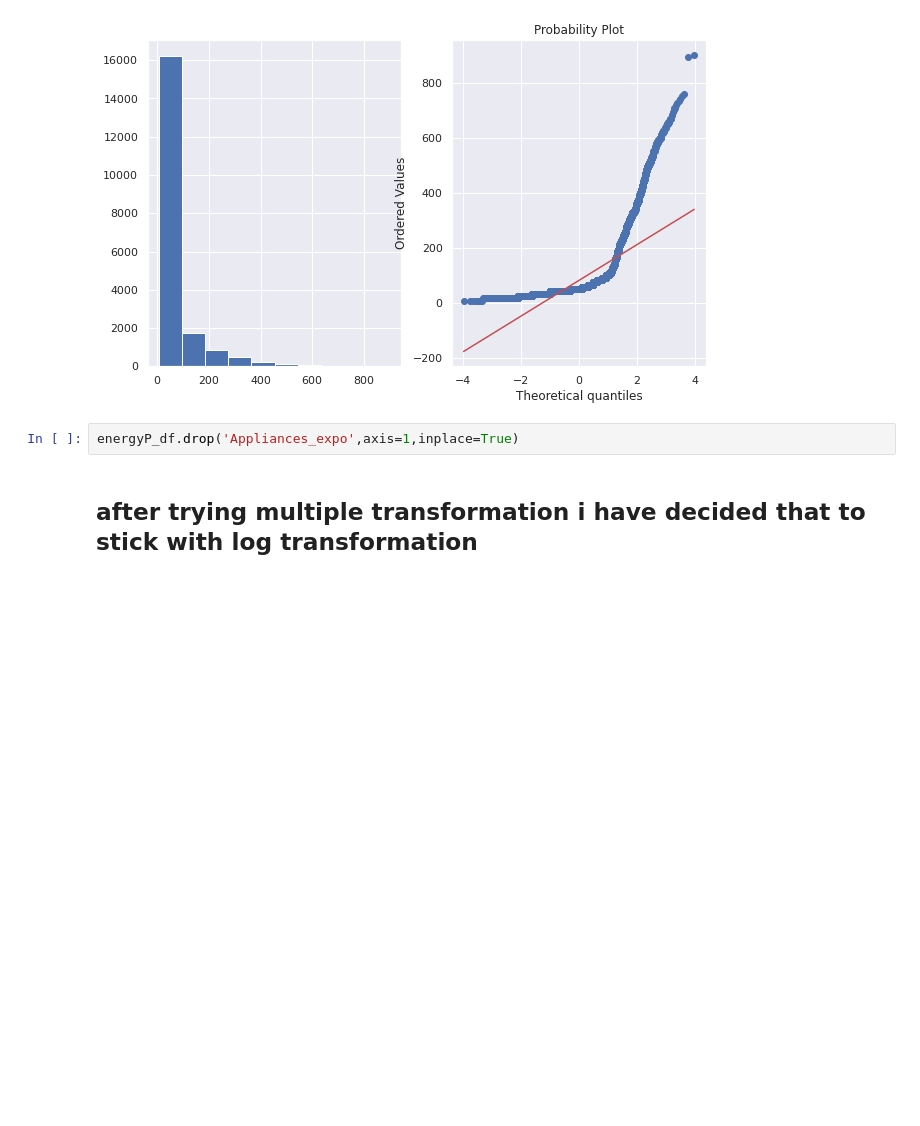
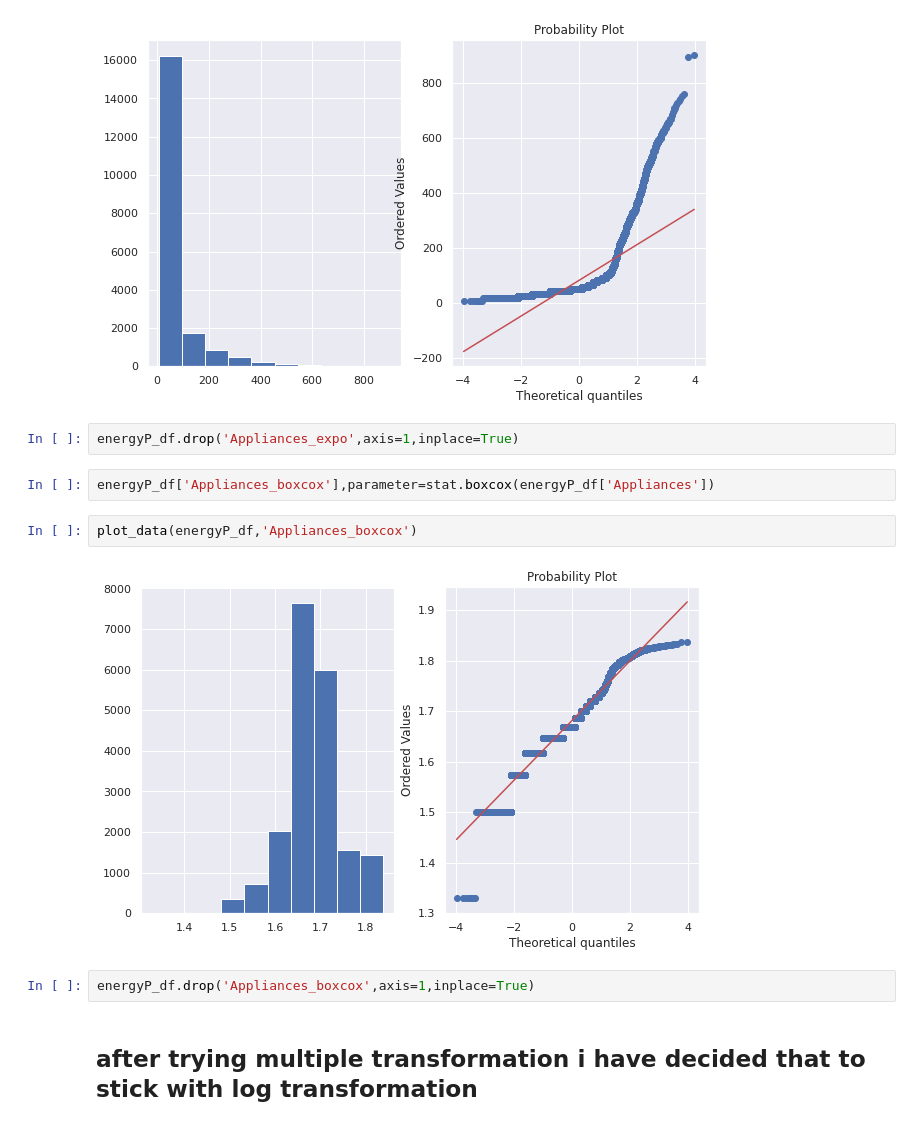
Before and after one commit to IfrazQazi/Appliances-Energy-Prediction-Capstone_Project, a Jupyter notebook: Appliances_Energy_Prediction_Capstone_Project.ipynb, the cells around one changed output. Cells and saved outputs as stored; diff of their text form; blank space fills up the shorter version.

```diff
--- a/Appliances_Energy_Prediction_Capstone_Project.ipynb
+++ b/Appliances_Energy_Prediction_Capstone_Project.ipynb
@@ -266,6 +266,14 @@ plot_data(energyP_df,'Appliances_expo')
 [figure]
 # %%
 energyP_df.drop('Appliances_expo',axis=1,inplace=True)
+# %%
+energyP_df['Appliances_boxcox'],parameter=stat.boxcox(energyP_df['Appliances'])
+# %%
+plot_data(energyP_df,'Appliances_boxcox')
+# %% [output]
+[figure, added]
+# %%
+energyP_df.drop('Appliances_boxcox',axis=1,inplace=True)
 # %% [markdown]
 ## after trying multiple transformation i have decided that to stick with log transformation
 # %%
```
Also changed, not shown: parts of 3 cells of this notebook.
